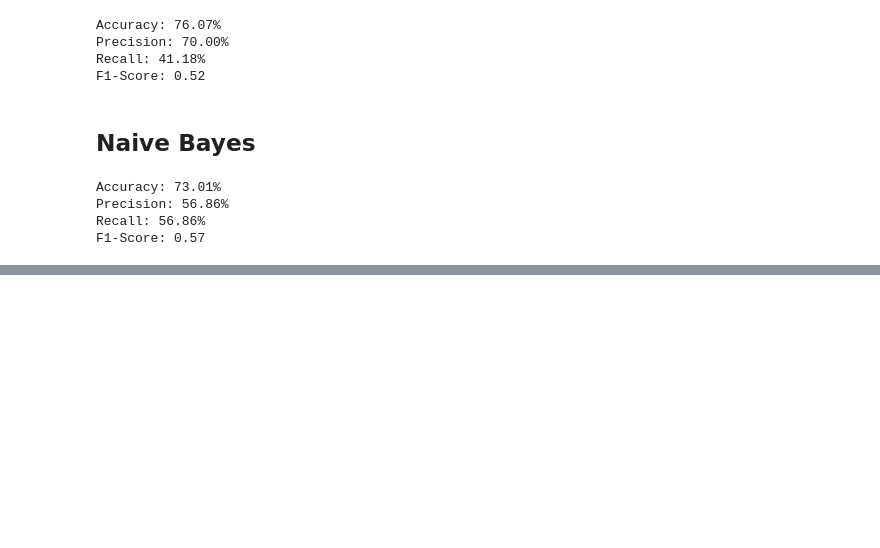
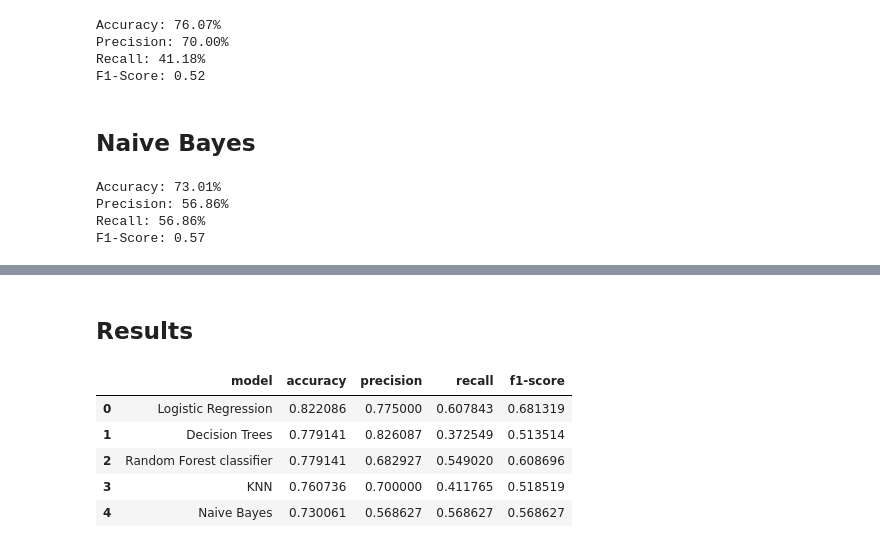
Before and after one commit to LoyumM/Diabetes-classification-with-deployment, a Jupyter notebook: notebook/EDA and model training.ipynb.ipynb, the cells around one changed output, grey strips where cells are left out. Drawn from its saved outputs; the diff is of its cells as text; code cells hidden in the pictures; blank space fills up the shorter version.

Commit message:
eda and model training

```diff
--- a/notebook/EDA and model training.ipynb.ipynb
+++ b/notebook/EDA and model training.ipynb.ipynb
@@ -403,6 +448,8 @@ Accuracy: 76.07%
 Precision: 70.00%
 Recall: 41.18%
 F1-Score: 0.52
+# %%
+knn = ('KNN', acc, prec, rec, f1)
 # %% [markdown]
 ## Naive Bayes
 # %%
@@ -428,3 +475,5 @@ Accuracy: 73.01%
 Precision: 56.86%
 Recall: 56.86%
 F1-Score: 0.57
+# %%
+naive_bayes = ('Naive Bayes', acc, prec, rec, f1)
@@ -430,0 +507,35 @@ F1-Score: 0.57
+# %%
+# creating a random forest classifier object
+rf = RandomForestClassifier(random_state=33)
+
+# Create the parameter grid based on the results of random search
+params = {
+    'n_estimators': [50, 100, 200],
+    'max_depth': [5, 10, None],
+    'min_samples_split': [2, 5, 10],
+    'min_samples_leaf': [1, 2, 4]
+}
+
+# using grid search to search for the best parameters
+grid_search = GridSearchCV(estimator=rf,
+                           param_grid=params,
+                           cv=4, n_jobs=-1, verbose=1, scoring = "accuracy")
+
+grid_search.fit(X_train, y_train)
+
+# Print the best hyperparameters and the corresponding score
+print("Best hyperparameters:", grid_search.best_params_)
+print("Best score:", grid_search.best_score_)
+
+# using model to predict outcome
+y_pred=grid_search.predict(X_test)
+# Evaluate the model's performance
+acc = accuracy_score(y_test, y_pred)
+prec = precision_score(y_test, y_pred)
+rec = recall_score(y_test, y_pred)
+f1 = f1_score(y_test, y_pred)
+
+print("Accuracy: {:.2f}%".format(acc*100))
+print("Precision: {:.2f}%".format(prec*100))
+print("Recall: {:.2f}%".format(rec*100))
+print("F1-Score: {:.2f}".format(f1))
@@ -430,0 +550,14 @@ F1-Score: 0.57
+# %%
+random_forest = ('Random Forest classifier', acc, prec, rec, f1)
+# %% [markdown]
+## Results
+# %%
+df_results = pd.DataFrame([logistic_regression, dec_trees, knn, naive_bayes, random_forest], columns=['model','accuracy','precision', 'recall', 'f1-score'])
+df_results.sort_values('accuracy',ascending=False, ignore_index=True)
+# %% [output]
+|  | model | accuracy | precision | recall | f1-score |
+| 0 | Logistic Regression | 0.822086 | 0.775000 | 0.607843 | 0.681319 |
+| 1 | Decision Trees | 0.779141 | 0.826087 | 0.372549 | 0.513514 |
+| 2 | Random Forest classifier | 0.779141 | 0.682927 | 0.549020 | 0.608696 |
+| 3 | KNN | 0.760736 | 0.700000 | 0.411765 | 0.518519 |
+| 4 | Naive Bayes | 0.730061 | 0.568627 | 0.568627 | 0.568627 |
```
Also changed, not shown: parts of 12 cells of this notebook.
